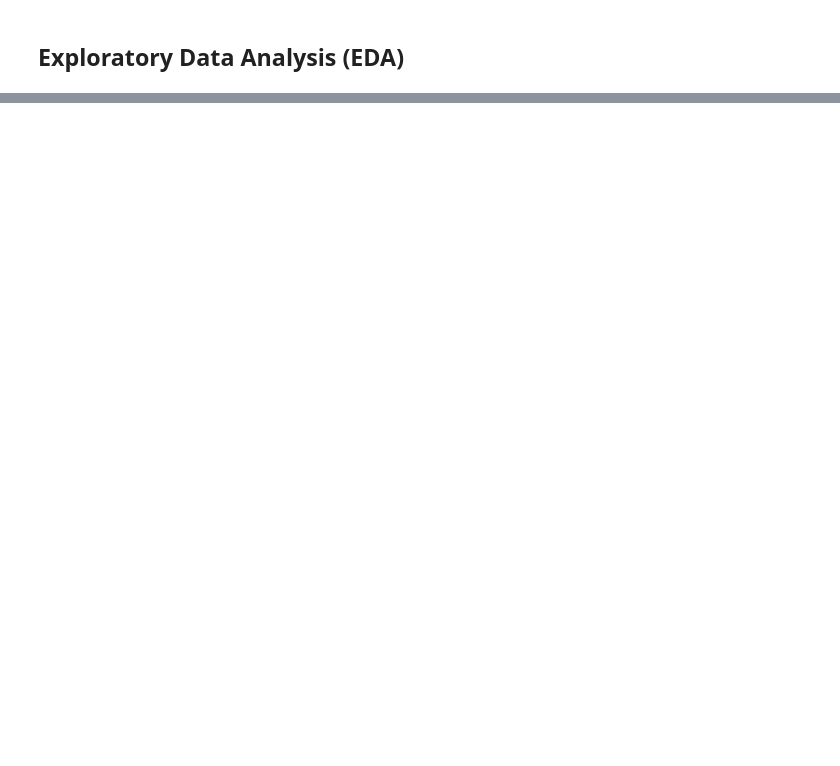
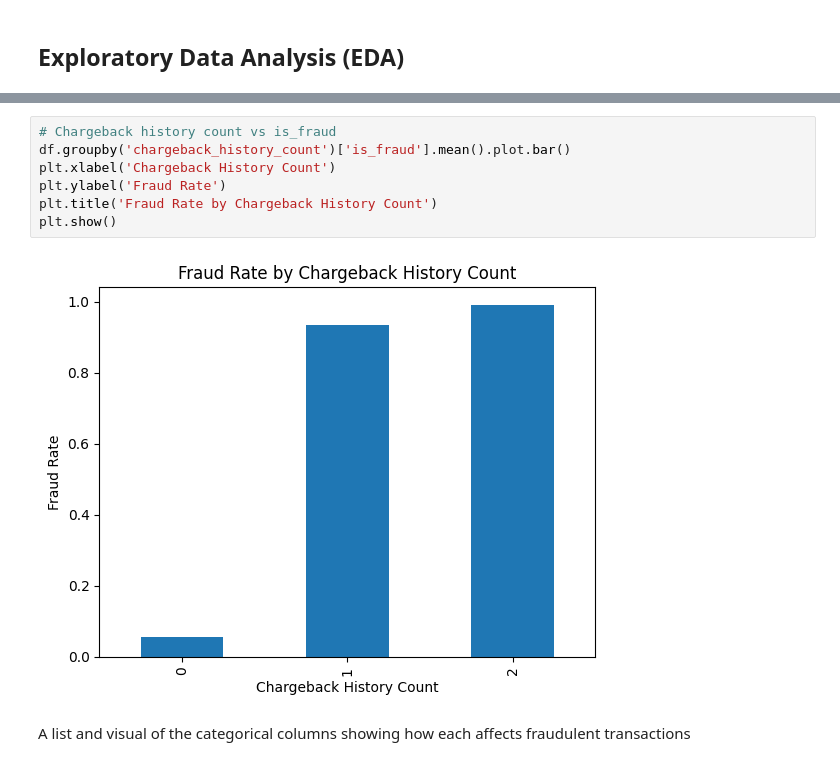
Before and after one commit to DS-Amarachi/Fraud_Detection, a Jupyter notebook: fraud_detect_project.ipynb, the cells around one changed output, grey strips where cells are left out. Cells and saved outputs as stored; diff of their text form; blank space fills up the shorter version.

```diff
--- a/fraud_detect_project.ipynb
+++ b/fraud_detect_project.ipynb
@@ -541,0 +663,11 @@ Dataset shape after cleaning: (10650, 26)
+# %%
+# Chargeback history count vs is_fraud
+df.groupby('chargeback_history_count')['is_fraud'].mean().plot.bar()
+plt.xlabel('Chargeback History Count')
+plt.ylabel('Fraud Rate')
+plt.title('Fraud Rate by Chargeback History Count')
+plt.show()
+# %% [output]
+[figure, added]
+# %% [markdown]
+A list and visual of the categorical columns showing how each affects fraudulent transactions
```
Also changed, not shown: parts of 89 cells of this notebook, 2 other files.
